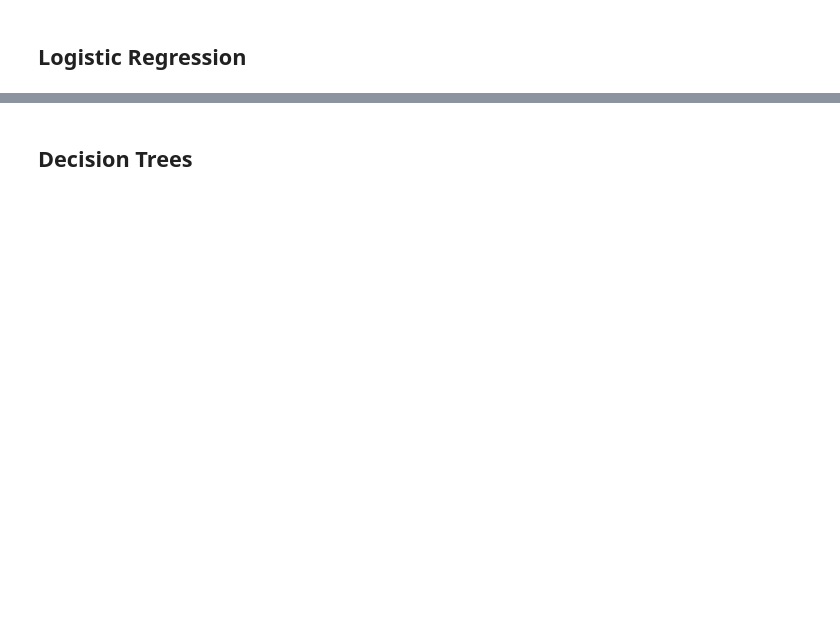
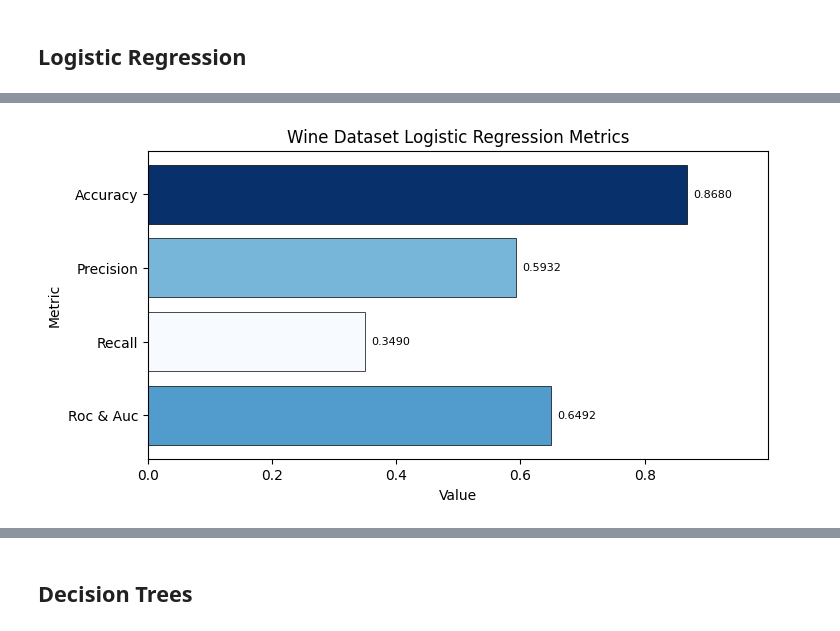
Before and after one commit to Antonio-Tresol/proyecto_1_ml, a Jupyter notebook: proyecto_1_ml.ipynb, the cells around one changed output, grey strips where cells are left out. Drawn from its saved outputs; the diff is of its cells as text; code cells hidden in the pictures; blank space fills up the shorter version.

```diff
--- a/proyecto_1_ml.ipynb
+++ b/proyecto_1_ml.ipynb
@@ -67,12 +70,13 @@ def make_grid_search(
     results = pd.DataFrame(grid_search.cv_results_)
     return grid_search.best_score_, grid_search.best_params_, results
 # %%
-def fit_and_get_metrics(model: object, X: pd.DataFrame, Y: pd.Series, n_folds: int) -> Tuple[pd.DataFrame, List[List[float]]]:
+def fit_and_get_metrics(model: object, algorithm: str, X: pd.DataFrame, Y: pd.Series, n_folds: int) -> Tuple[pd.DataFrame, List[List[float]]]:
     """
     Performs cross validation on a model and gets the metrics mean.
 
     Args:
         model (object): The machine learning model from the sci kit learn library to be used for cross validation.
+        algorithm (str): Name of the algorithm being used.
         X (pd.DataFrame): The input features.
         Y (pd.Series): The target variable.
         n_folds (int): Number of folds for cross validation.
@@ -111,15 +115,16 @@ def fit_and_get_metrics(model: object, X: pd.DataFrame, Y: pd.Series, n_folds: i
     columns = ['Accuracy', 'Precision', 'Recall', 'Roc & Auc']
     metrics = [np.mean(accuracies), np.mean(precisions), np.mean(recalls), np.mean(rocs)]
 
-    dataframe = {'Metric': columns, 'Value': metrics}
+    dataframe = {'Metric': columns, algorithm: metrics}
     return pd.DataFrame(dataframe), confusion
 # %%
-def plot_metrics(metrics: pd.DataFrame, title: str = None, color: object = None):
+def plot_metrics(metrics: pd.DataFrame, algorithm: str, title: str = None, color: object = None, ):
     """
     Plot metrics as a bar plot.
 
     Args:
         metrics (pd.DataFrame): Pandas DataFrame with metrics.
+        algorithm (str): Name of the algorithm used to getmetrics.
         title (str, optional): Title for the plot.
         colors (object, optional): Colors used for the heat map. Defaults to None.
     """
@@ -130,9 +135,9 @@ def plot_metrics(metrics: pd.DataFrame, title: str = None, color: object = None)
 
     plt.figure(figsize=(8, 4))
     if color is not None:
-        bar_plot = plt.barh(metrics['Metric'], metrics['Value'], color=color(rescale(metrics['Value'])))
+        bar_plot = plt.barh(metrics['Metric'], metrics[algorithm], color=color(rescale(metrics[algorithm])))
     else:
-        bar_plot = plt.barh(metrics['Metric'], metrics['Value'])
+        bar_plot = plt.barh(metrics['Metric'], metrics[algorithm])
 
     # Add a border
     for bar in bar_plot:
@@ -141,7 +146,7 @@ def plot_metrics(metrics: pd.DataFrame, title: str = None, color: object = None)
 
     x_offset = 0.01
     # Add exact values on the bars
-    for index, value in enumerate(metrics['Value']):
+    for index, value in enumerate(metrics[algorithm]):
         plt.text(value + x_offset, index, f'{value:.4f}', va='center', ha='left', fontsize=8)
 
     # Add labels and title
@@ -153,7 +158,7 @@ def plot_metrics(metrics: pd.DataFrame, title: str = None, color: object = None)
         plt.title('Model Evaluation Metrics')
 
     # Increase limits
-    plt.xlim(0, max(metrics['Value']) * 1.15)
+    plt.xlim(0, max(metrics[algorithm]) * 1.15)
 
     # Invert y-axis to have the bars ordered top to bottom
     plt.gca().invert_yaxis()
@@ -232,13 +320,17 @@ print("Best score:", best_log_score)
 # %%
 log_classifier = LogisticRegression(random_state=1, **best_log_params)
-metrics, confusion_mat = fit_and_get_metrics(
-    model=log_classifier, X=X_wine_normalized, Y=y_wine, n_folds=5
+algorithm_name = 'Logistic Regression'
+log_metrics, confusion_mat = fit_and_get_metrics(
+    model=log_classifier, algorithm=algorithm_name, X=X_wine_normalized, Y=y_wine, n_folds=5
 )
 plot_metrics(
-    metrics=metrics,
+    metrics=log_metrics,
+    algorithm=algorithm_name,
     title='Wine Dataset Logistic Regression Metrics',
     color=plt.cm.Blues
 )
+# %% [output]
+[figure, added]
 # %%
 plot_confusion_matrix(
     confusion_matrix=confusion_mat,
```
Also changed, not shown: parts of 31 cells of this notebook.
